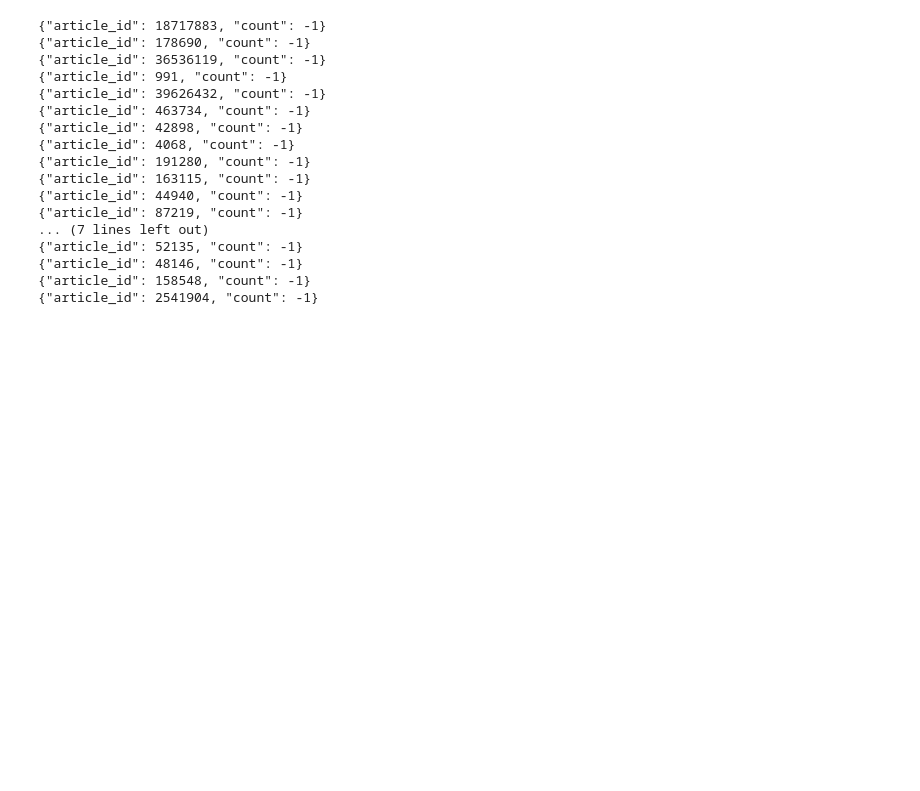
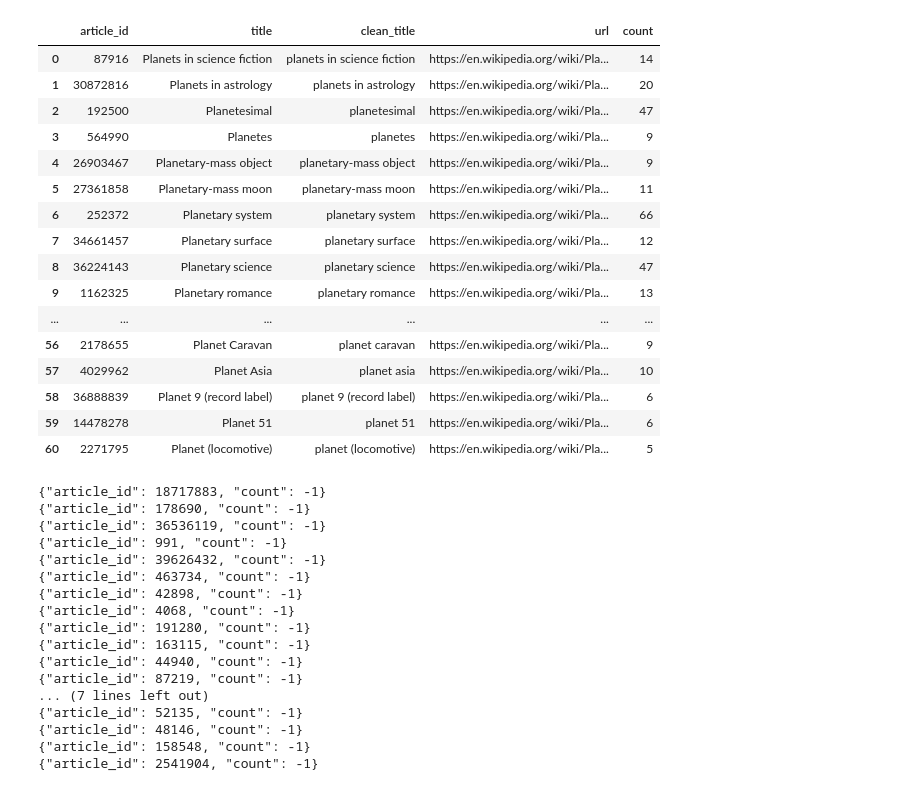
Before and after one commit to jackvandeleuv/paragraphle, a Jupyter notebook: preprocessing/scratch.ipynb, the cells around one changed output. Saved outputs shown, nothing was run; the diff lists cells and outputs as text; code cells hidden in the pictures; blank space fills up the shorter version.

```diff
--- a/preprocessing/scratch.ipynb
+++ b/preprocessing/scratch.ipynb
@@ -1,3 +89,35 @@
+# %%
+import sqlite3
+import pandas as pd
+
+pd.set_option('display.max_rows', None)
+
+conn = sqlite3.Connection('../backend/data.db')
+
+pd.read_sql("""
+    select *
+    from articles
+    where title like 'planet%'
+    order by title desc
+""", conn)
+# %% [output]
+|  | article_id | title | clean_title | url | count |
+| 0 | 87916 | Planets in science fiction | planets in science fiction | https://en.wikipedia.org/wiki/Pla... | 14 |
+| 1 | 30872816 | Planets in astrology | planets in astrology | https://en.wikipedia.org/wiki/Pla... | 20 |
+| 2 | 192500 | Planetesimal | planetesimal | https://en.wikipedia.org/wiki/Pla... | 47 |
+| 3 | 564990 | Planetes | planetes | https://en.wikipedia.org/wiki/Pla... | 9 |
+| 4 | 26903467 | Planetary-mass object | planetary-mass object | https://en.wikipedia.org/wiki/Pla... | 9 |
+| 5 | 27361858 | Planetary-mass moon | planetary-mass moon | https://en.wikipedia.org/wiki/Pla... | 11 |
+| 6 | 252372 | Planetary system | planetary system | https://en.wikipedia.org/wiki/Pla... | 66 |
+| 7 | 34661457 | Planetary surface | planetary surface | https://en.wikipedia.org/wiki/Pla... | 12 |
+| 8 | 36224143 | Planetary science | planetary science | https://en.wikipedia.org/wiki/Pla... | 47 |
+| 9 | 1162325 | Planetary romance | planetary romance | https://en.wikipedia.org/wiki/Pla... | 13 |
+| ... | ... | ... | ... | ... | ... |
+| 56 | 2178655 | Planet Caravan | planet caravan | https://en.wikipedia.org/wiki/Pla... | 9 |
+| 57 | 4029962 | Planet Asia | planet asia | https://en.wikipedia.org/wiki/Pla... | 10 |
+| 58 | 36888839 | Planet 9 (record label) | planet 9 (record label) | https://en.wikipedia.org/wiki/Pla... | 6 |
+| 59 | 14478278 | Planet 51 | planet 51 | https://en.wikipedia.org/wiki/Pla... | 6 |
+| 60 | 2271795 | Planet (locomotive) | planet (locomotive) | https://en.wikipedia.org/wiki/Pla... | 5 |
 # %%
 import json
 
```
Also changed, not shown: parts of 9 cells of this notebook, 8 other files.
